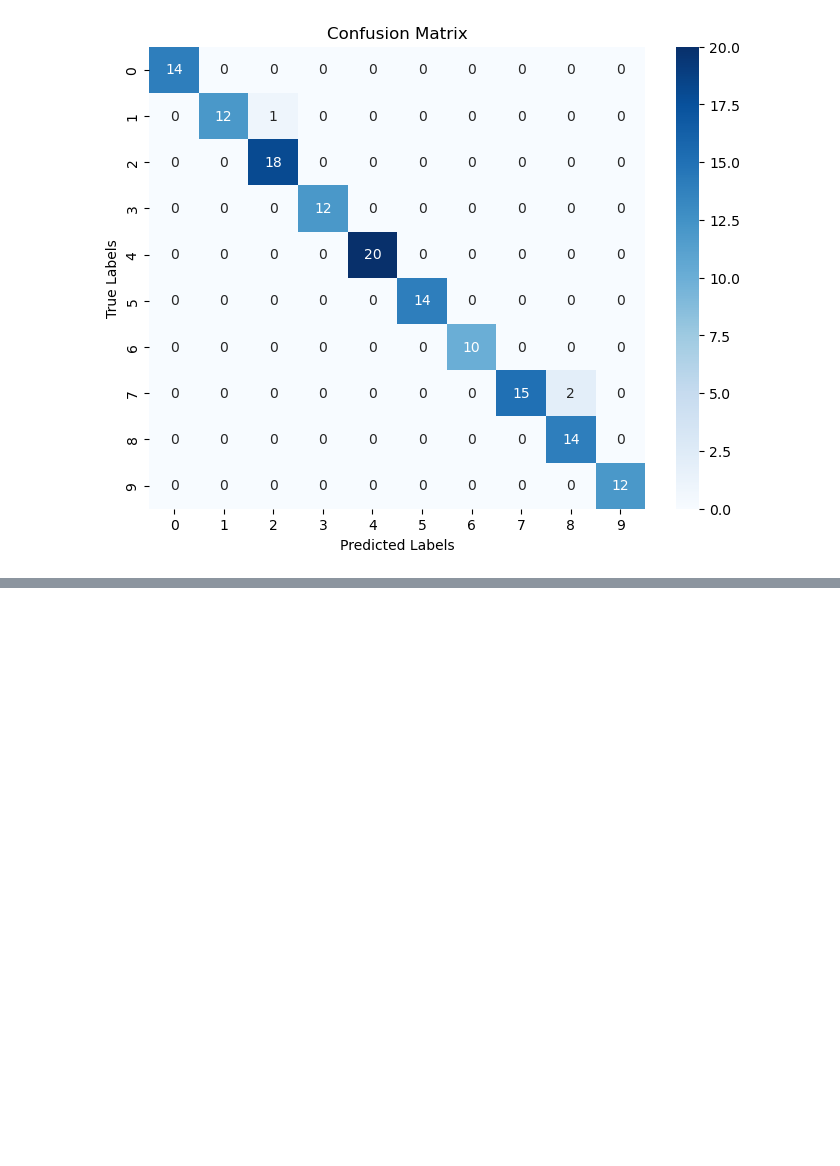
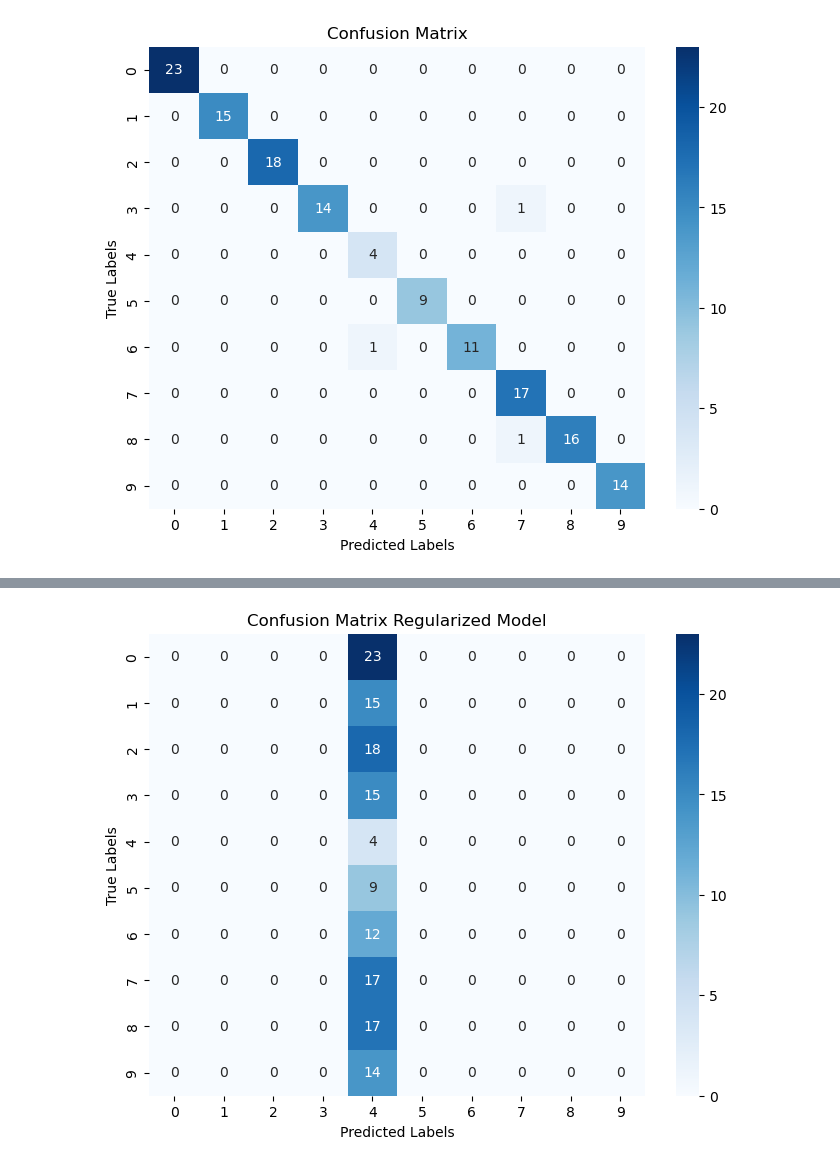
Before and after one commit to bernardofale/FAA, a Jupyter notebook: report1/tf_minibatch.ipynb, the cells around one changed output, grey strips where cells are left out. Saved outputs shown, nothing was run; the diff lists cells and outputs as text; code cells hidden in the pictures; blank space fills up the shorter version.

```diff
--- a/report1/tf_minibatch.ipynb
+++ b/report1/tf_minibatch.ipynb
@@ -163,10 +221,12 @@ reduce_learning_rate = ReduceLROnPlateau(monitor='val_accuracy',
                                          verbose = 1)
 
 # Train the model
-history = model.fit(X_train, y_train, batch_size=10, epochs=40, validation_data=(X_val, y_val), callbacks=[early_stoping, reduce_learning_rate])
+history = cnn_model.fit(X_train, y_train, batch_size=10, epochs=40, validation_data=(X_val, y_val), callbacks=[early_stoping, reduce_learning_rate])
+
 
 # After training, you can evaluate the model on the test data
-test_loss, test_accuracy = model.evaluate(X_test, y_test)
+test_loss, test_accuracy = cnn_model.evaluate(X_test, y_test)
+
 
 # Print the test accuracy
 print(f'Test Accuracy: {test_accuracy}')
@@ -190,0 +312,17 @@ Test Accuracy: 0.9791666865348816
+# %%
+early_stoping_reg = EarlyStopping(monitor='val_loss',
+                              min_delta=0.001,
+                              patience= 5,
+                              restore_best_weights= True,
+                              verbose = 0)
+
+reduce_learning_rate_reg = ReduceLROnPlateau(monitor='val_accuracy',
+                                         patience = 2,
+                                         factor=0.5 ,
+                                         verbose = 1)
+
+history_reg = cnn_model_regularized.fit(X_train, y_train, batch_size=10, epochs=40, validation_data=(X_val, y_val), callbacks=[early_stoping_reg, reduce_learning_rate_reg])
+
+test_loss_reg, test_accuracy_reg = cnn_model_regularized.evaluate(X_test, y_test)
+
+print(f'Test Accuracy: {test_accuracy_reg}')
@@ -241,7 +435,7 @@ plot_random_image_and_predict(model, X_test, y_test, class_labels)
 from sklearn.metrics import confusion_matrix
 import seaborn as sns
 
-test_pred = model.predict(X_test)
+test_pred = cnn_model.predict(X_test)
 test_pred = np.argmax(test_pred, axis=1)
 y_test = np.argmax(y_test, axis=1)
 
@@ -255,4 +449,20 @@ plt.xlabel('Predicted Labels')
 plt.ylabel('True Labels')
 plt.title('Confusion Matrix')
 plt.show()
+
+# plot the confusion matrix for the regularized model
+test_pred_reg = cnn_model_regularized.predict(X_test)
+test_pred_reg = np.argmax(test_pred_reg, axis=1)
+# y_test = np.argmax(y_test, axis=1)
+
+# Calculate confusion matrix
+conf_matrix_reg = confusion_matrix(y_test, test_pred_reg)
+class_labels = [0, 1, 2, 3, 4, 5, 6, 7, 8, 9]
+# Plot the confusion matrix
+plt.figure(figsize=(8, 6))
+sns.heatmap(conf_matrix_reg, annot=True, fmt='g', cmap='Blues', xticklabels=class_labels, yticklabels=class_labels)
+plt.xlabel('Predicted Labels')
+plt.ylabel('True Labels')
+plt.title('Confusion Matrix Regularized Model')
+plt.show()
 # %% [output]
@@ -260 +470 @@ plt.show()
-[figure, old version]
+[figure, new version]
@@ -260,0 +472 @@ plt.show()
+[figure, added]
```
Also changed, not shown: parts of 16 cells of this notebook.
